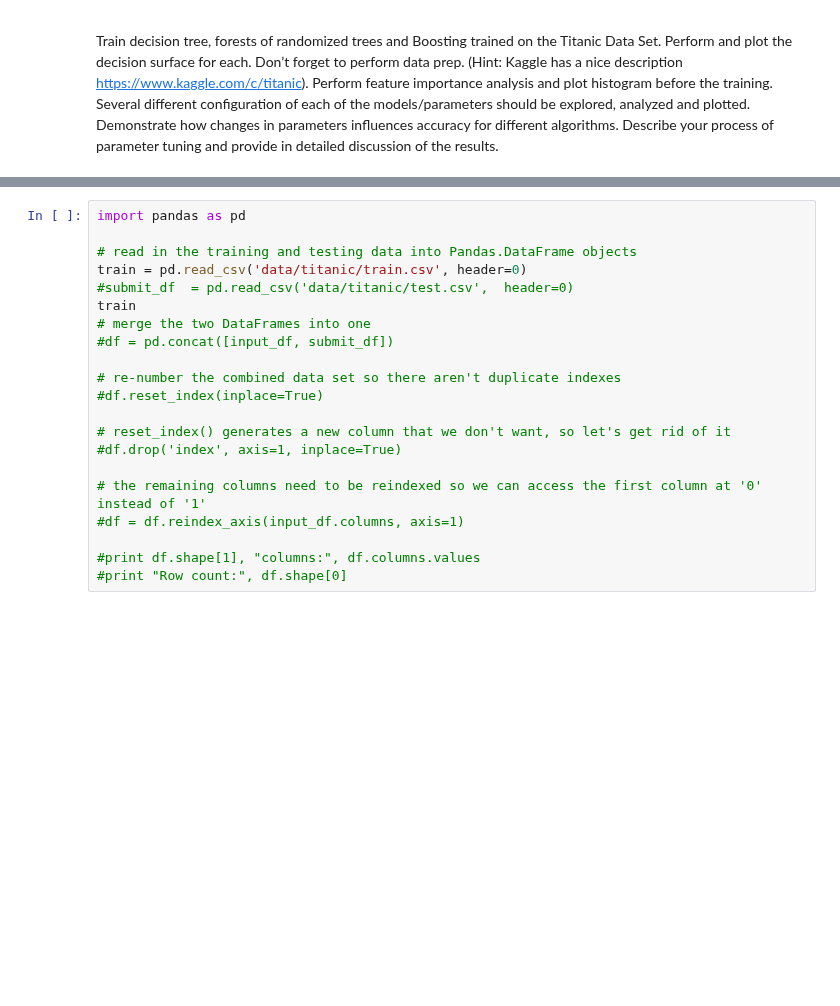
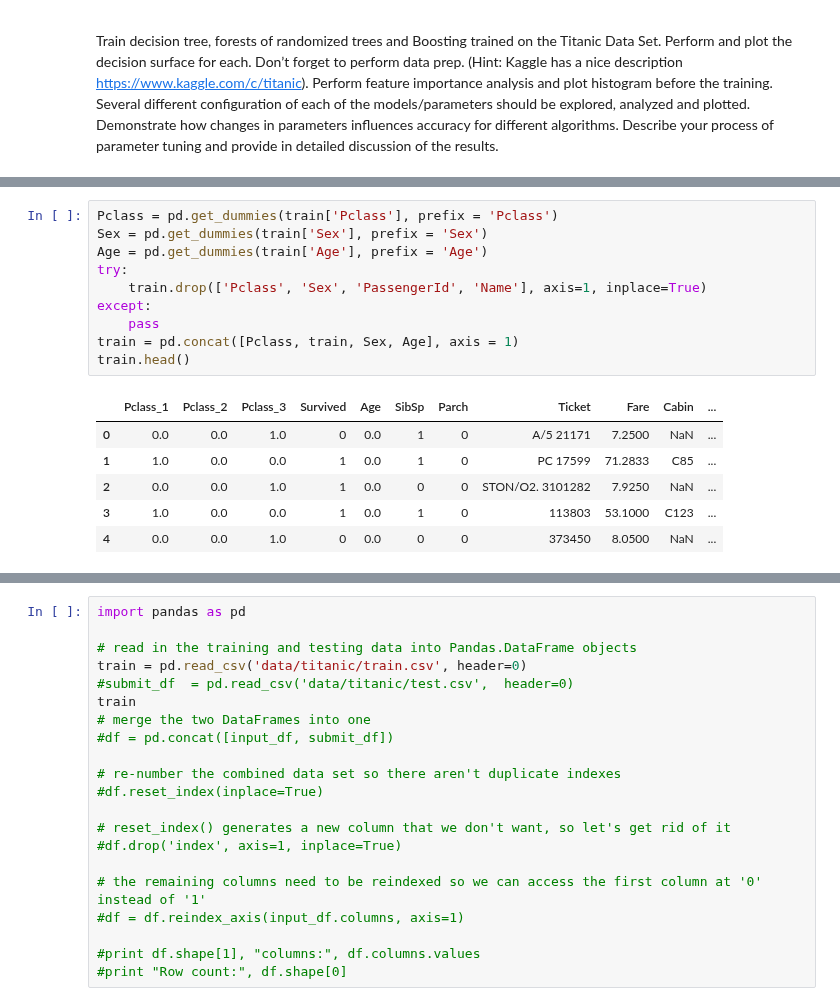
Before and after one commit to AnilKumarTeegala/DSE220_Machine_Learning, a Jupyter notebook: IPynb/3_AssignGalarnykMichael.ipynb, the cells around one changed output, grey strips where cells are left out. Saved outputs shown, nothing was run; the diff lists cells and outputs as text; blank space fills up the shorter version.

```diff
--- a/IPynb/3_AssignGalarnykMichael.ipynb
+++ b/IPynb/3_AssignGalarnykMichael.ipynb
@@ -34,0 +32,17 @@ Perform feature importance analysis and plot histogram before the training. Seve
+# %%
+Pclass = pd.get_dummies(train['Pclass'], prefix = 'Pclass')
+Sex = pd.get_dummies(train['Sex'], prefix = 'Sex')
+Age = pd.get_dummies(train['Age'], prefix = 'Age')
+try:
+    train.drop(['Pclass', 'Sex', 'PassengerId', 'Name'], axis=1, inplace=True)
+except:
+    pass
+train = pd.concat([Pclass, train, Sex, Age], axis = 1)
+train.head()
+# %% [output]
+|  | Pclass_1 | Pclass_2 | Pclass_3 | Survived | Age | SibSp | Parch | Ticket | Fare | Cabin | ... |
+| 0 | 0.0 | 0.0 | 1.0 | 0 | 0.0 | 1 | 0 | A/5 21171 | 7.2500 | NaN | ... |
+| 1 | 1.0 | 0.0 | 0.0 | 1 | 0.0 | 1 | 0 | PC 17599 | 71.2833 | C85 | ... |
+| 2 | 0.0 | 0.0 | 1.0 | 1 | 0.0 | 0 | 0 | STON/O2. 3101282 | 7.9250 | NaN | ... |
+| 3 | 1.0 | 0.0 | 0.0 | 1 | 0.0 | 1 | 0 | 113803 | 53.1000 | C123 | ... |
+| 4 | 0.0 | 0.0 | 1.0 | 0 | 0.0 | 0 | 0 | 373450 | 8.0500 | NaN | ... |
```
Also changed, not shown: parts of 11 cells of this notebook, 2 other files.
